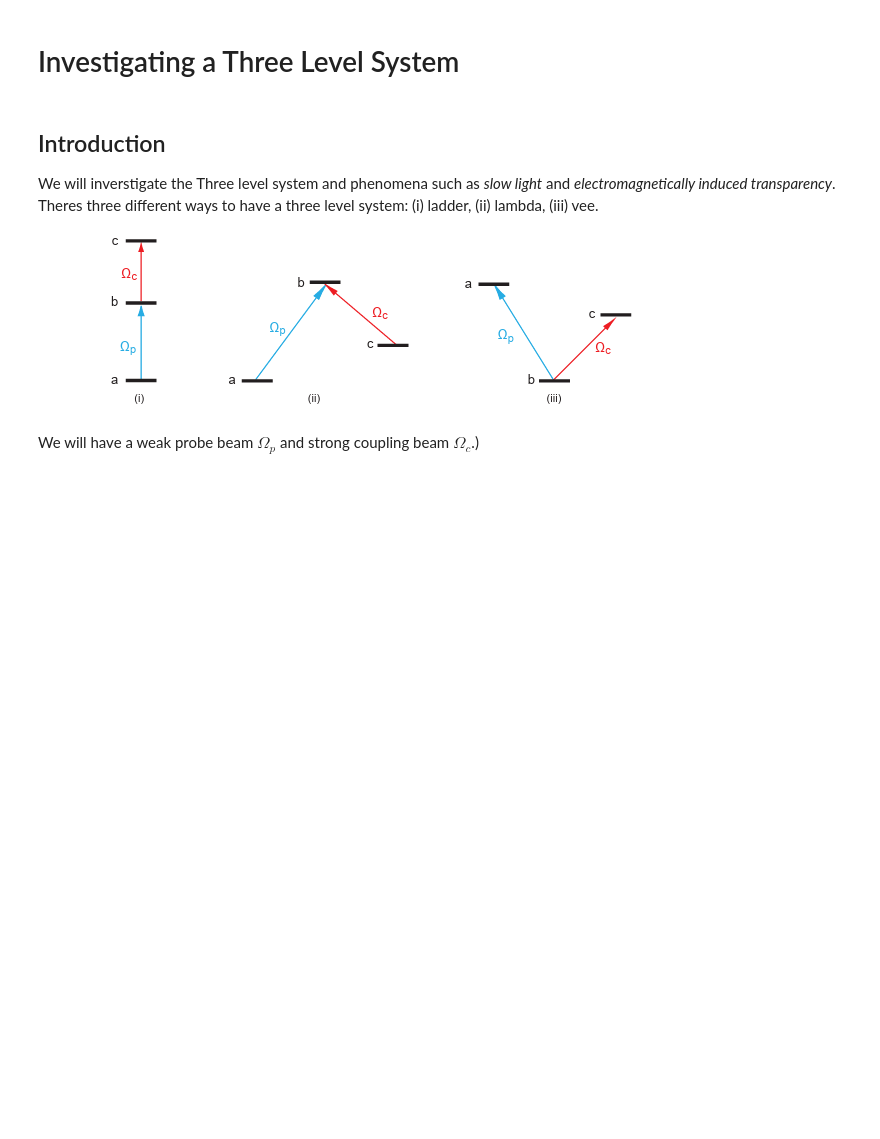
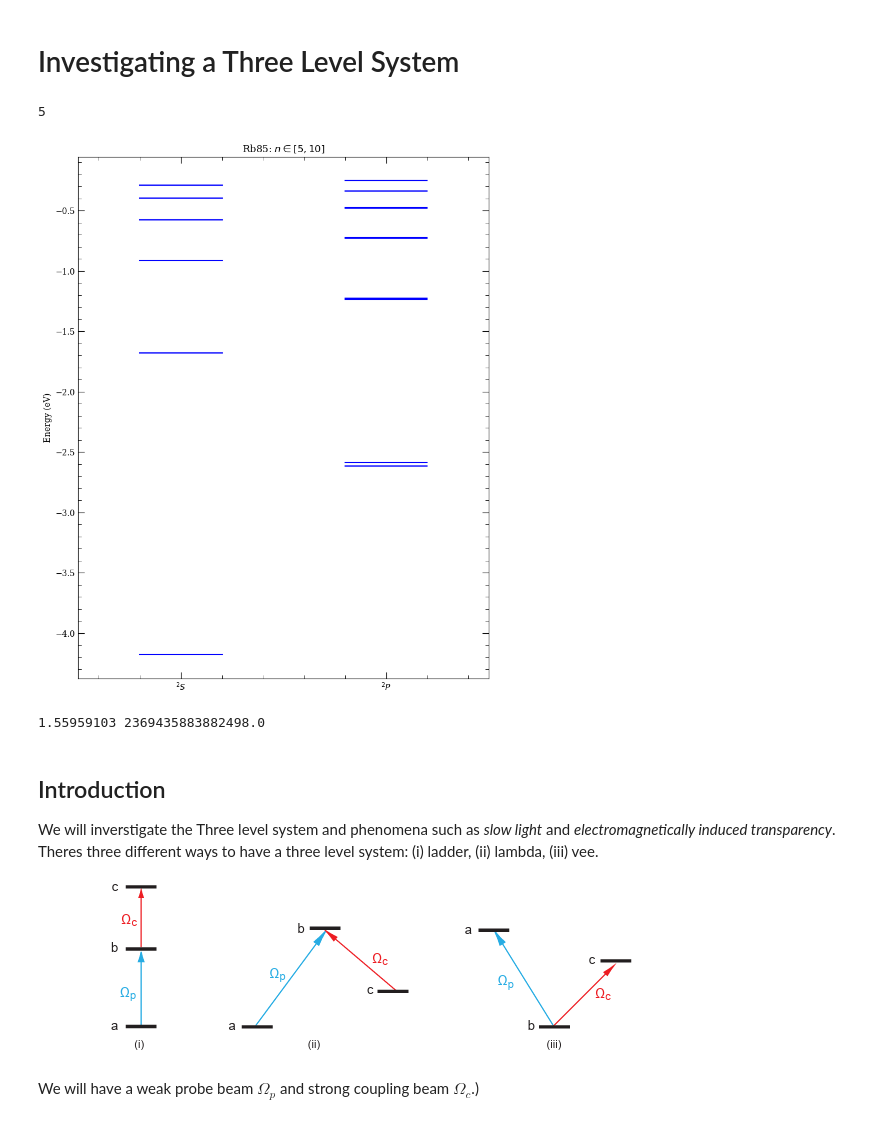
Before and after one commit to asaunders-uob/Rydberg, a Jupyter notebook: PyCode/Three Level System.ipynb, the cells around one changed output. Saved outputs shown, nothing was run; the diff lists cells and outputs as text; code cells hidden in the pictures; blank space fills up the shorter version.

```diff
--- a/PyCode/Three Level System.ipynb
+++ b/PyCode/Three Level System.ipynb
@@ -13,14 +16,27 @@ import matplotlib.patches as mpatches
 # %%
 rabi_probe = 0.001
 rabi_couple = 1
 detune_probe = 0
 detune_couple = 0
-gamma_b = 0.05#
+gamma_b = 0.05
 gamma_c = 0.001
 
+atom = Rubidium(preferQuantumDefects =False)
+level = atom.getEnergy(atom.groundStateN,1,0.5)-atom.getEnergy(atom.groundStateN,0,0.5)
+print(atom.groundStateN)
 
-omega_eg = 1E+6
-c = 3E+8
+calc = LevelPlot(atom)
+calc.makeLevels(5,10, 0,1)
+calc.drawLevels()
+calc.showPlot()
+
+omega_eg = level*e/hbar
+
+print(level, omega_eg)
+# %% [output]
+5
+[figure, added]
+1.55959103 2369435883882498.0
 # %%
 def expo(x,A,b):
     return A*np.exp(x*b)
```
Also changed, not shown: parts of 10 cells of this notebook, 2 other files.
